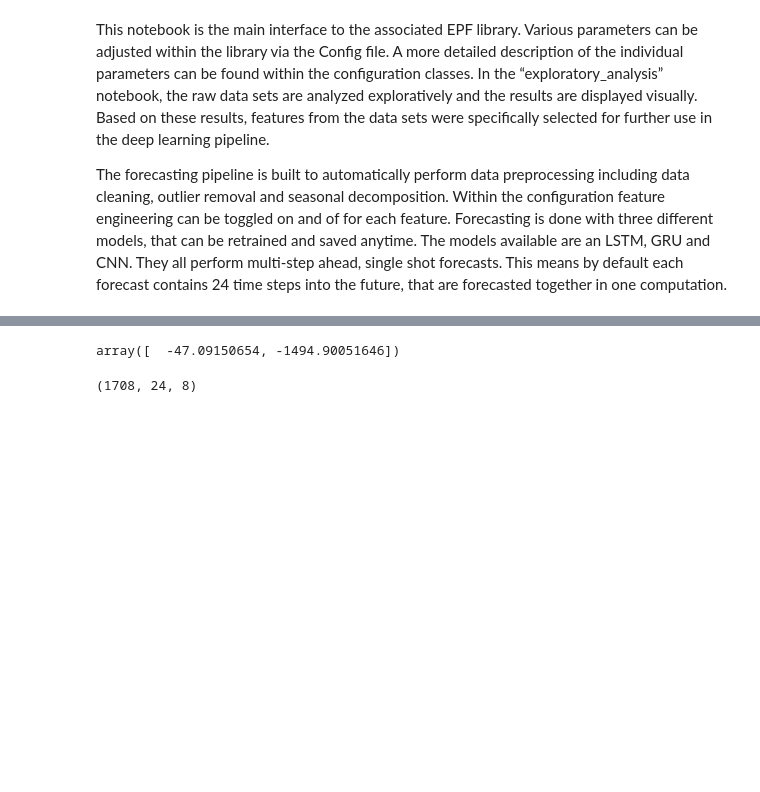
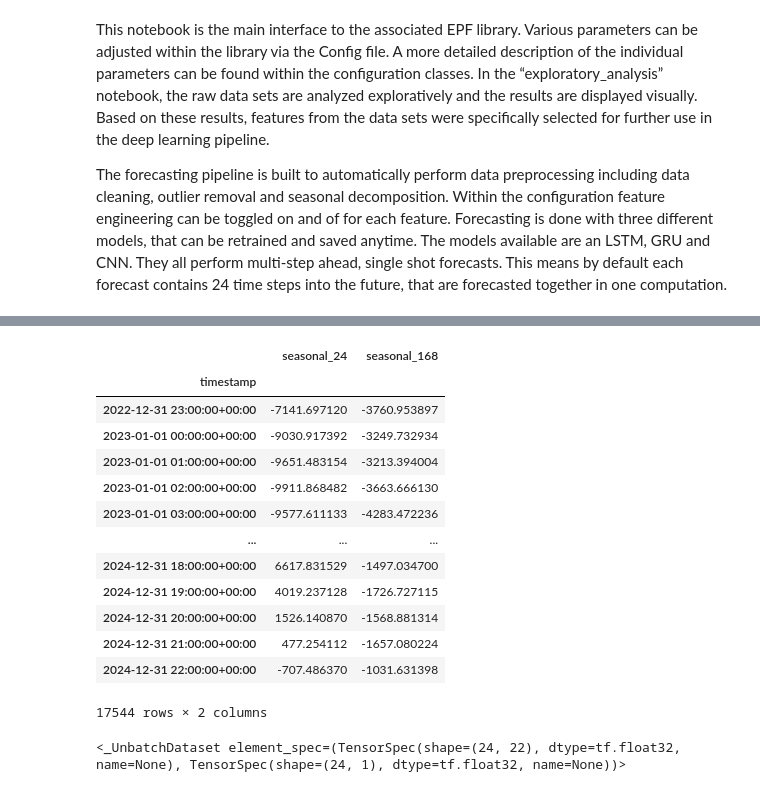
Before and after one commit to valentin-17/epf, a Jupyter notebook: notebooks/epf_main.ipynb, the cells around one changed output, grey strips where cells are left out. Drawn from its saved outputs; the diff is of its cells as text; code cells hidden in the pictures; blank space fills up the shorter version.

```diff
--- a/notebooks/epf_main.ipynb
+++ b/notebooks/epf_main.ipynb
@@ -102,11 +103,24 @@ with open("../models/predictions/predictions_from_lstm_vre_and_de_load_no_hidden
 # %%
-sum(seasonal for seasonal in seasonal_components['de_prices_hat_rm_seasonal'].seasonal.values)
+seasonal_components["de_load_rm_seasonal"].seasonal
 # %% [output]
+|  | seasonal_24 | seasonal_168 |
+| timestamp |  |  |
+| 2022-12-31 23:00:00+00:00 | -7141.697120 | -3760.953897 |
+| 2023-01-01 00:00:00+00:00 | -9030.917392 | -3249.732934 |
+| 2023-01-01 01:00:00+00:00 | -9651.483154 | -3213.394004 |
+| 2023-01-01 02:00:00+00:00 | -9911.868482 | -3663.666130 |
+| 2023-01-01 03:00:00+00:00 | -9577.611133 | -4283.472236 |
+| ... | ... | ... |
+| 2024-12-31 18:00:00+00:00 | 6617.831529 | -1497.034700 |
+| 2024-12-31 19:00:00+00:00 | 4019.237128 | -1726.727115 |
+| 2024-12-31 20:00:00+00:00 | 1526.140870 | -1568.881314 |
+| 2024-12-31 21:00:00+00:00 | 477.254112 | -1657.080224 |
+| 2024-12-31 22:00:00+00:00 | -707.486370 | -1031.631398 |
-array([  -47.09150654, -1494.90051646])
+17544 rows × 2 columns
-# %%
-predictions.shape
-# %% [output]
-(1708, 24, 8)
+# %%
+window.val.unbatch()
+# %% [output]
+<_UnbatchDataset element_spec=(TensorSpec(shape=(24, 22), dtype=tf.float32, name=None), TensorSpec(shape=(24, 1), dtype=tf.float32, name=None))>
 # %%
 # flatten predictions into 2d array such that each row is a 24 hour series of predictions for the 0 index column feature
 predictions_2d = predictions[:, :, 0].reshape(-1, 24)
```
Also changed, not shown: parts of 9 cells of this notebook, 13 other files.
